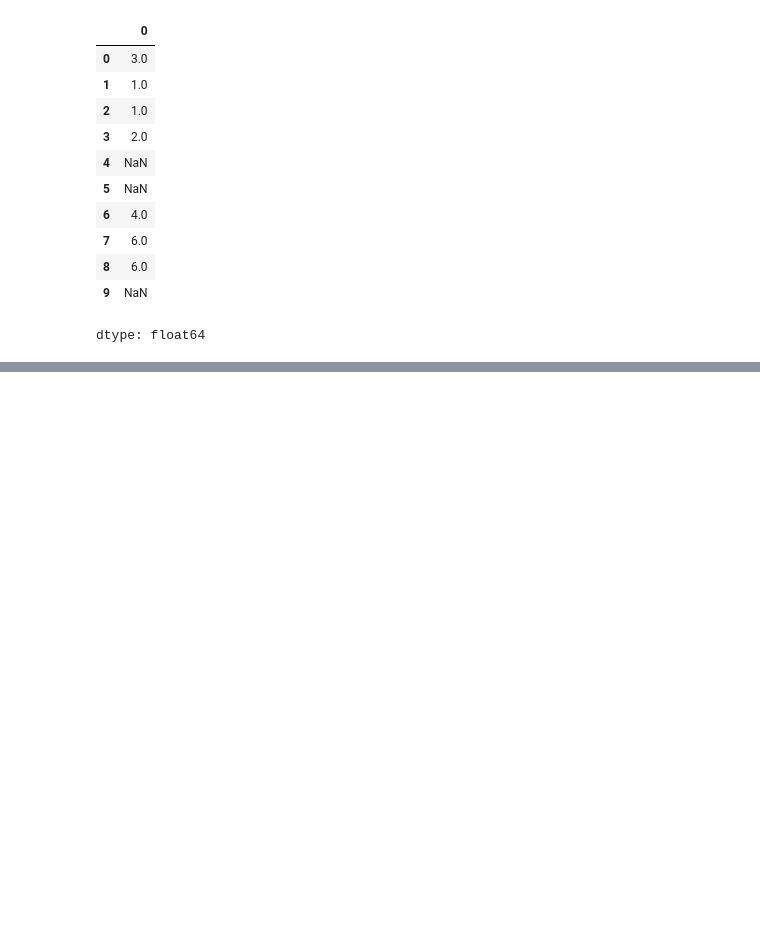
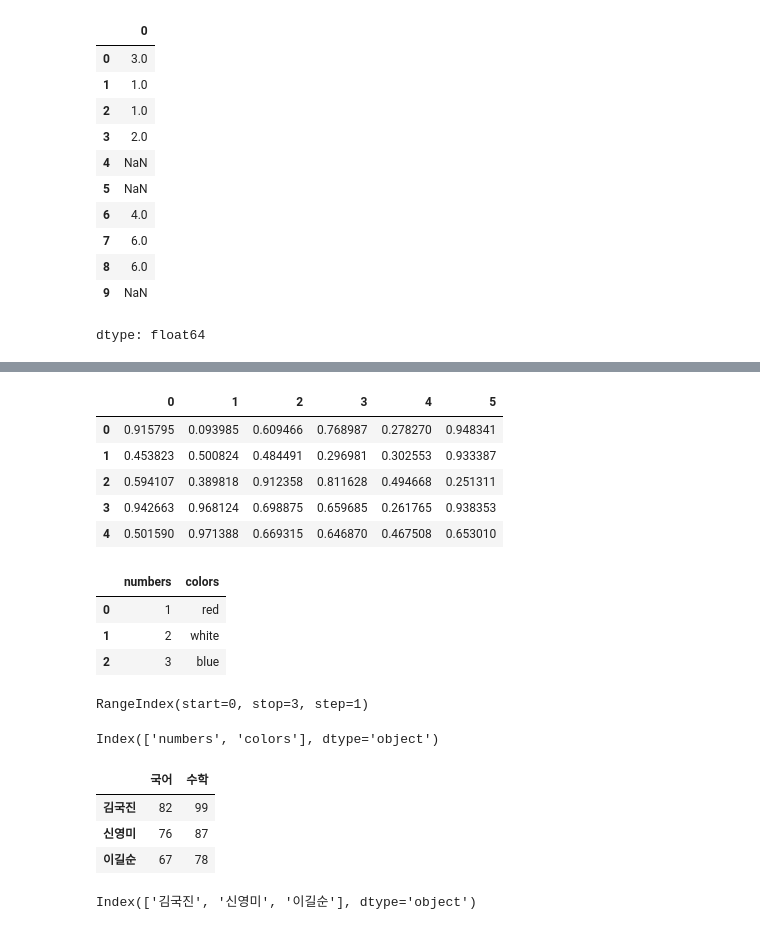
Before and after one commit to kimham1285/2025-1-myclass-BDA, a Jupyter notebook: inclass/02w_B_0312_pandas_basic.ipynb, the cells around one changed output, grey strips where cells are left out. Drawn from its saved outputs; the diff is of its cells as text; code cells hidden in the pictures; blank space fills up the shorter version.

```diff
--- a/inclass/02w_B_0312_pandas_basic.ipynb
+++ b/inclass/02w_B_0312_pandas_basic.ipynb
@@ -106,0 +236,39 @@ dtype: float64
+# %%
+df1 = pd.DataFrame(np.random.random((5, 6)))
+df1
+# %% [output]
+|  | 0 | 1 | 2 | 3 | 4 | 5 |
+| 0 | 0.915795 | 0.093985 | 0.609466 | 0.768987 | 0.278270 | 0.948341 |
+| 1 | 0.453823 | 0.500824 | 0.484491 | 0.296981 | 0.302553 | 0.933387 |
+| 2 | 0.594107 | 0.389818 | 0.912358 | 0.811628 | 0.494668 | 0.251311 |
+| 3 | 0.942663 | 0.968124 | 0.698875 | 0.659685 | 0.261765 | 0.938353 |
+| 4 | 0.501590 | 0.971388 | 0.669315 | 0.646870 | 0.467508 | 0.653010 |
+# %%
+df = pd.DataFrame({'numbers': [1, 2, 3], 'colors': ['red', 'white', 'blue']})
+df
+# %% [output]
+|  | numbers | colors |
+| 0 | 1 | red |
+| 1 | 2 | white |
+| 2 | 3 | blue |
+# %%
+df.index
+# %% [output]
+RangeIndex(start=0, stop=3, step=1)
+# %%
+df.columns
+# %% [output]
+Index(['numbers', 'colors'], dtype='object')
+# %%
+df = pd.DataFrame({'국어': [82, 76, 67], '수학': [99, 87, 78]},
+                  index=['김국진', '신영미', '이길순'])
+df
+# %% [output]
+|  | 국어 | 수학 |
+| 김국진 | 82 | 99 |
+| 신영미 | 76 | 87 |
+| 이길순 | 67 | 78 |
+# %%
+df.index
+# %% [output]
+Index(['김국진', '신영미', '이길순'], dtype='object')
```
Also changed, not shown: parts of 94 cells of this notebook.
